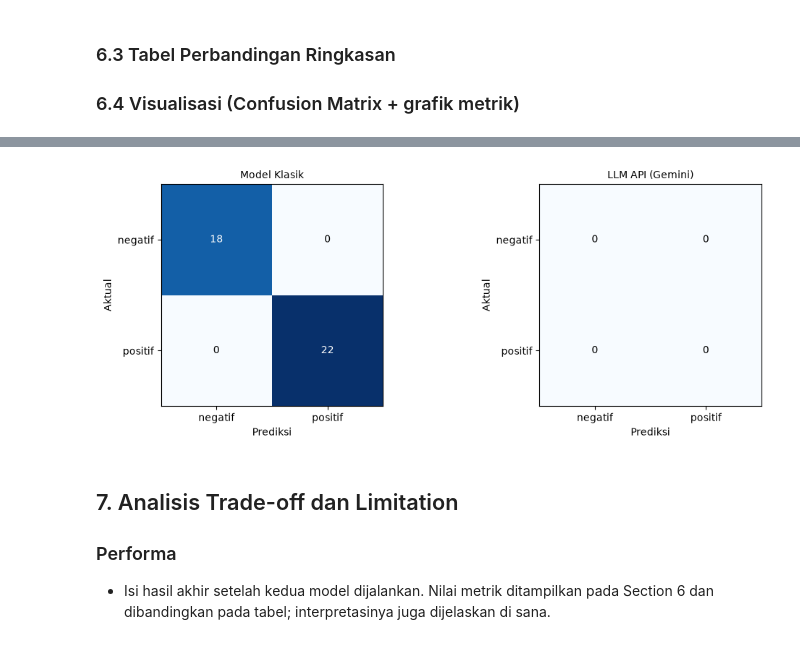
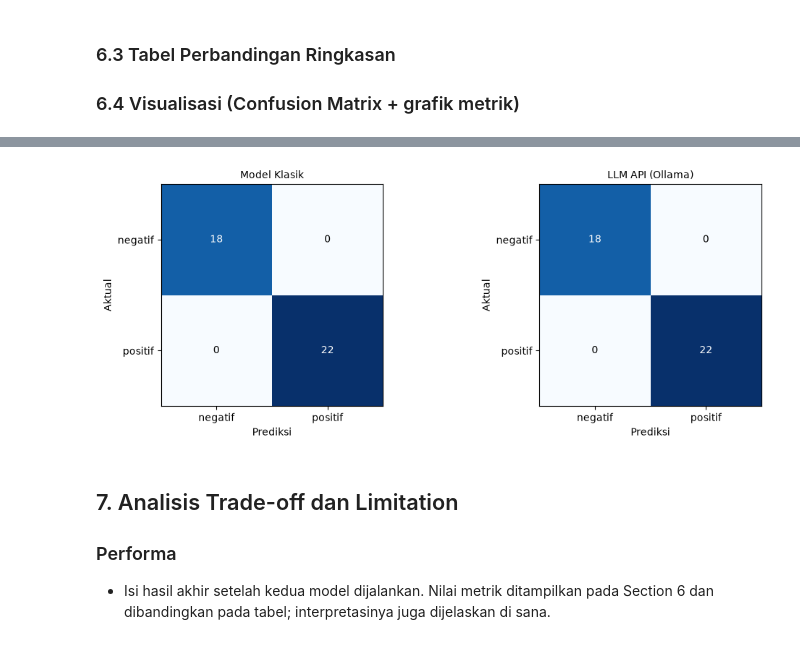
Before and after one commit to Khaw100/assignment-model-experiment-wipiii, a Jupyter notebook: notebook/experiment_notebook.ipynb, the cells around one changed output, grey strips where cells are left out. Drawn from its saved outputs; the diff is of its cells as text; code cells hidden in the pictures.

Commit message:
feat(llm): switch LLM experiment to Ollama Cloud (deepseek-v4.1-flash), all 40 predictions complete + final metrics

```diff
--- a/notebook/experiment_notebook.ipynb
+++ b/notebook/experiment_notebook.ipynb
@@ -193,7 +191,7 @@ import time, json as _json
 import pandas as _pd
 
 CACHE_PATH = '../data/llm_predictions.csv'
-BATCH_SIZE = 5          # 5 ulasan per call -> hemat kuota free tier (20 request/hari/per model)
+BATCH_SIZE = 5          # 5 ulasan per call (hemat token & memudahkan audit)
 
 def classify_batch(review_texts):
     """Klasifikasi beberapa ulasan dalam SATU call API (batched zero-shot)."""
@@ -204,29 +202,30 @@ def classify_batch(review_texts):
         f"Panjang array harus {len(review_texts)}. Tanpa penjelasan lain.\n\n"
         f"Ulasan:\n{numbered}"
     )
-    response = client.models.generate_content(
+    resp = client.chat.completions.create(
         model=MODEL_NAME,
-        contents=prompt,
-        config=types.GenerateContentConfig(temperature=0.2, response_mime_type="application/json"),
+        messages=[{"role": "user", "content": prompt}],
+        temperature=0.2,
     )
-    raw = (response.text or "").strip()
-    parsed = _json.loads(raw) if raw else []
+    raw = (resp.choices[0].message.content or "").strip()
+    # ekstrak JSON array pertama dari jawaban
+    m_ = re.search(r'\[.*\]', raw, re.DOTALL)
+    parsed = _json.loads(m_.group(0)) if m_ else []
     labels = []
     for i_ in range(len(review_texts)):
         lab = str(parsed[i_]).strip().lower() if i_ < len(parsed) else ""
-        m_ = re.search(r'positif|negatif', lab)
-        labels.append(m_.group(0) if m_ else 'invalid')
+        mm = re.search(r'positif|negatif', lab)
+        labels.append(mm.group(0) if mm else 'invalid')
     return labels
 
-def batch_with_retry(texts, retries=40):
-    """Retry panjang utk kuota harian: tunggu sampai 10 menit per attempt."""
+def batch_with_retry(texts, retries=5):
     for attempt in range(retries):
         try:
             return classify_batch(texts)
         except Exception as e:
             msg = str(e)
-            if '429' in msg or 'RESOURCE_EXHAUSTED' in msg:
-                wait = min(600, 60 * (attempt + 1))
+            if '429' in msg or '503' in msg:
+                wait = 20 * (attempt + 1)
                 print(f'  rate limited, tunggu {wait}s (attempt {attempt+1}/{retries})')
                 time.sleep(wait)
             else:
@@ -237,12 +236,13 @@ def batch_with_retry(texts, retries=40):
 t0 = time.time()
 y_pred_llm = None
 if client is None:
-    print('LLM prediksi dilewati — GEMINI_API_KEY belum diset.')
+    print('LLM prediksi dilewati — OLLAMA_API_KEY belum diset.')
 else:
     reviews = list(X_test)
     cached = {}
     if os.path.exists(CACHE_PATH):
         prev = _pd.read_csv(CACHE_PATH)
+        prev = prev[prev['label'].isin(['positif', 'negatif'])]
         cached = dict(zip(prev['review'], prev['label']))
     to_run = [t_ for t_ in reviews if t_ not in cached]
     print(f'Perlu call API untuk {len(to_run)} ulasan ({len(cached)} dari cache)')
@@ -253,7 +253,8 @@ else:
         labels = batch_with_retry(batch)
         for t_, l_ in zip(batch, labels):
             preds[t_] = l_
-        _pd.DataFrame({'review': list(preds.keys()), 'label': list(preds.values())}).to_csv(CACHE_PATH, index=False)
+        all_preds = _pd.DataFrame({'review': list(preds.keys()), 'label': list(preds.values())})
+        all_preds.to_csv(CACHE_PATH, index=False)
         print(f'  batch {bi+1}/{len(batches)} selesai')
 
     y_pred_llm = [preds[t_] for t_ in reviews]
@@ -335,35 +355,35 @@ ValueError: Target is multiclass but average='binary'. Please choose another ave
 # %%
 import matplotlib.pyplot as plt
 import numpy as np
 
 # Confusion matrix side-by-side + bar chart metrics
 fig, axes = plt.subplots(1, 2, figsize=(11, 4))
 labels = ['negatif', 'positif']
 
 def plot_cm(ax, y_true, y_pred, title):
     cm = confusion_matrix(y_true, y_pred, labels=labels)
     for i in range(len(labels)):
         for j in range(len(labels)):
             ax.text(j, i, str(cm[i, j]), ha='center', va='center',
                     color='white' if cm[i, j] > cm.max()/2 else 'black')
     ax.imshow(cm, cmap='Blues')
     ax.set_title(title, fontsize=10)
     ax.set_xticks(range(2), labels)
     ax.set_yticks(range(2), labels)
     ax.set_ylabel('Aktual')
     ax.set_xlabel('Prediksi')
 
 plot_cm(axes[0], y_test, y_pred_classic, 'Model Klasik')
 if client is not None:
-    plot_cm(axes[1], y_test, y_pred_llm, 'LLM API (Gemini)')
+    plot_cm(axes[1], y_test, y_pred_llm, 'LLM API (Ollama)')
 else:
     axes[1].set_title('LLM: skipped (no API key)')
 
 plt.tight_layout()
 plt.savefig('../documentation/model_comparison_summary.png', dpi=130)
 plt.show()
 # %% [output]
-[figure, old version]
+[figure, new version]
 # %% [markdown]
 ## 7. Analisis Trade-off dan Limitation
 
```
Also changed, not shown: parts of 10 cells of this notebook, 4 other files.
